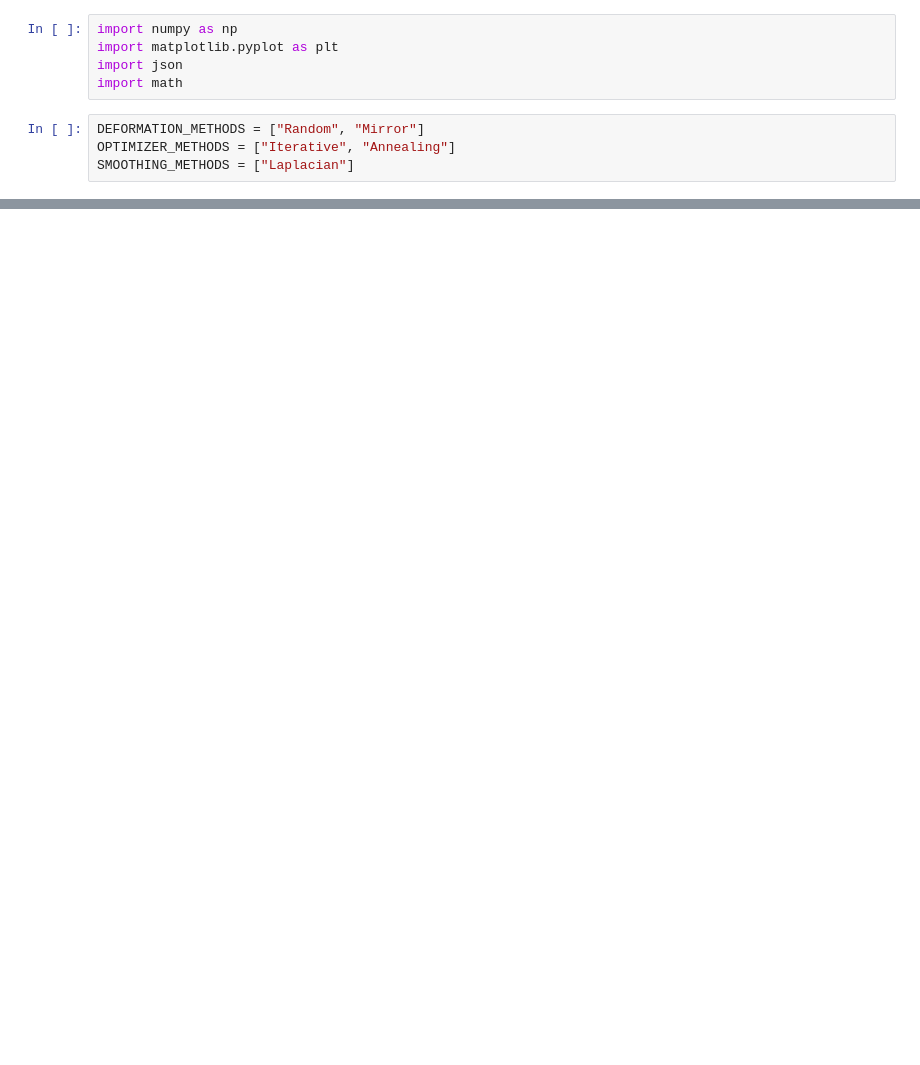
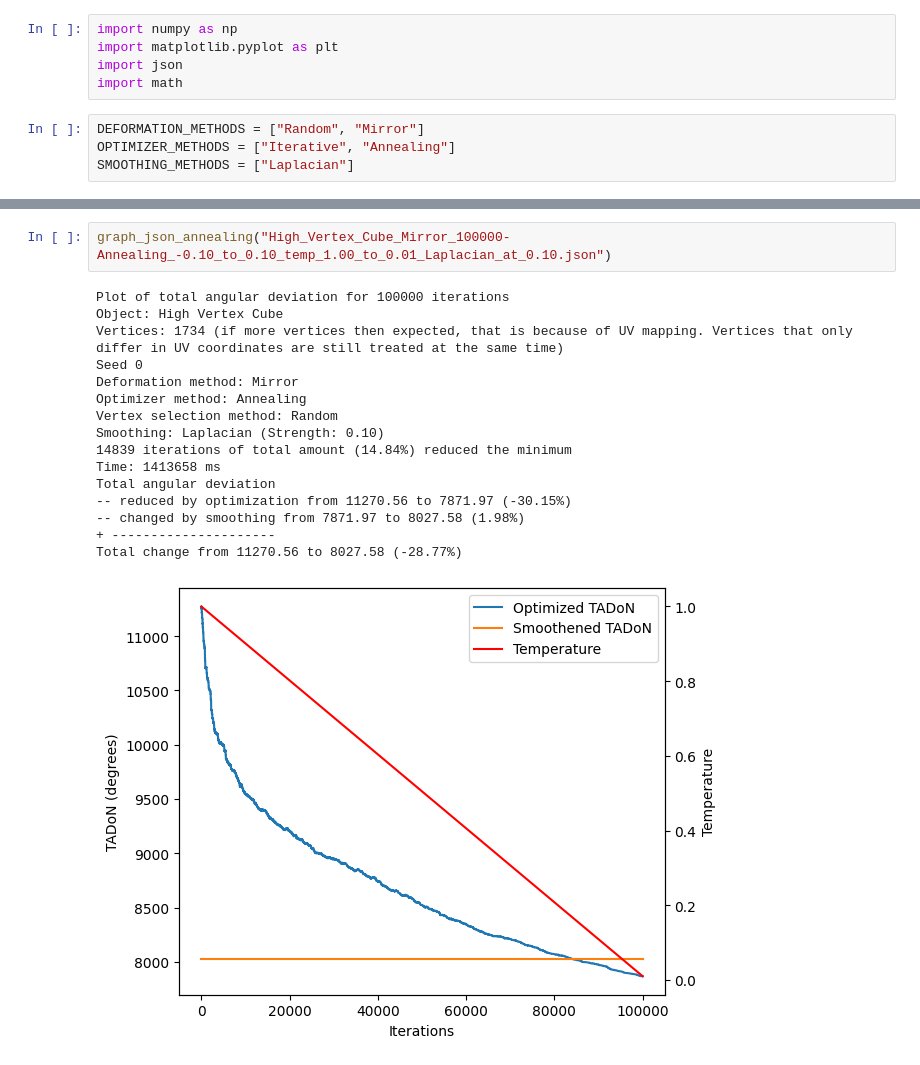
Before and after one commit to tomcouperus/Anamorphic-Sculptures-with-Shading, a Jupyter notebook: plotDeviations.ipynb, the cells around one changed output, grey strips where cells are left out. Cells and saved outputs as stored; diff of their text form; blank space fills up the shorter version.

```diff
--- a/plotDeviations.ipynb
+++ b/plotDeviations.ipynb
@@ -95,0 +123,19 @@ Total angular deviation changed by smoothing from 6767.47 to 8428.99 (24.55%)
+# %%
+graph_json_annealing("High_Vertex_Cube_Mirror_100000-Annealing_-0.10_to_0.10_temp_1.00_to_0.01_Laplacian_at_0.10.json")
+# %% [output]
+Plot of total angular deviation for 100000 iterations
+Object: High Vertex Cube
+Vertices: 1734 (if more vertices then expected, that is because of UV mapping. Vertices that only differ in UV coordinates are still treated at the same time)
+Seed 0
+Deformation method: Mirror
+Optimizer method: Annealing
+Vertex selection method: Random
+Smoothing: Laplacian (Strength: 0.10)
+14839 iterations of total amount (14.84%) reduced the minimum
+Time: 1413658 ms
+Total angular deviation
+-- reduced by optimization from 11270.56 to 7871.97 (-30.15%)
+-- changed by smoothing from 7871.97 to 8027.58 (1.98%)
++ ---------------------
+Total change from 11270.56 to 8027.58 (-28.77%)
+[figure, added]
```
Also changed, not shown: parts of 3 cells of this notebook, 10 other files.
